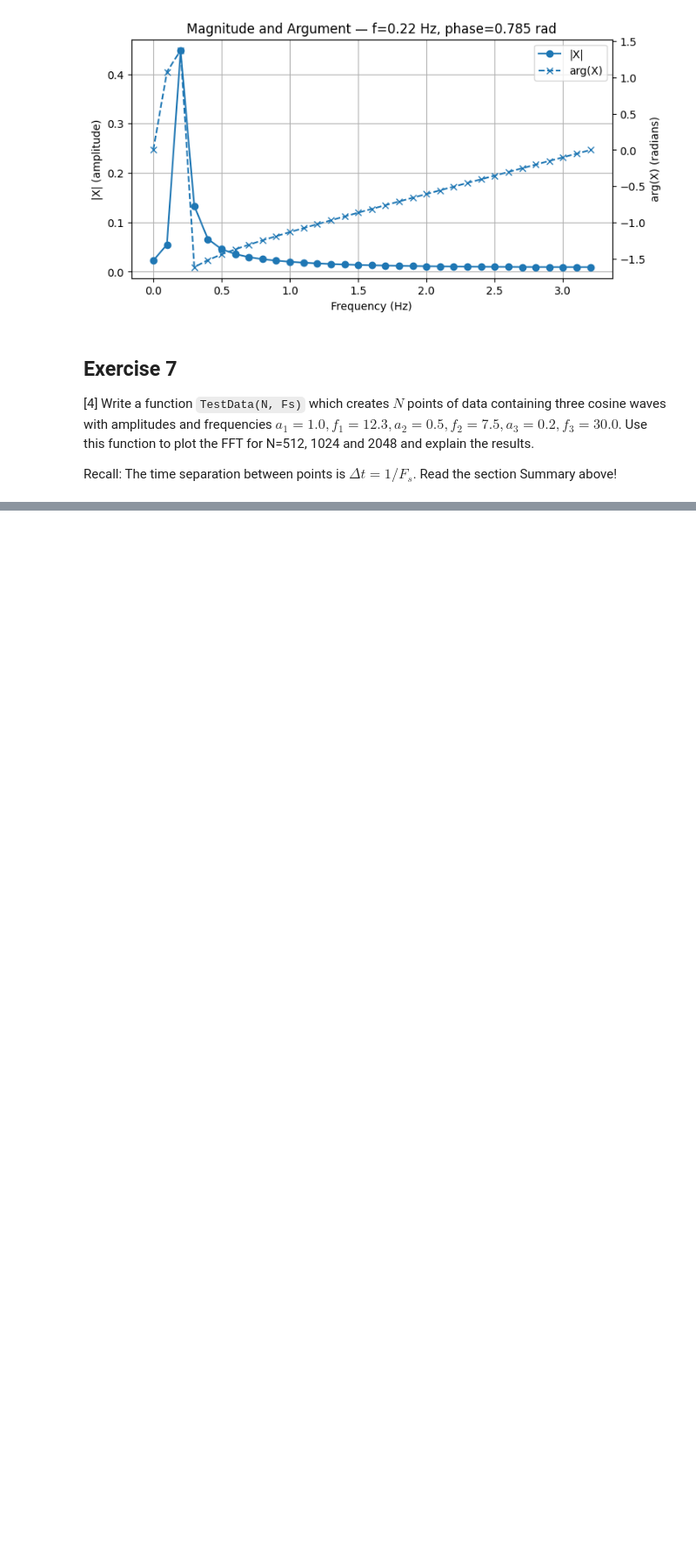
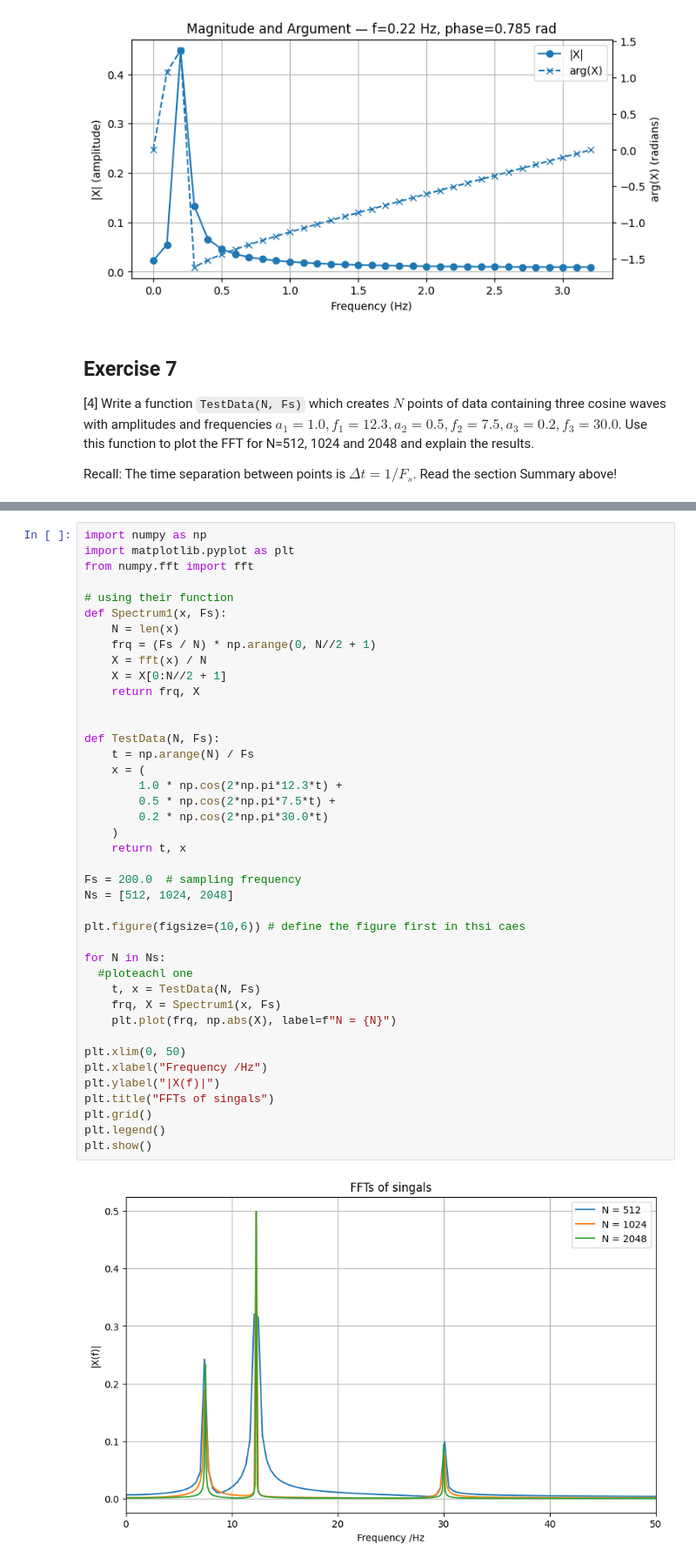
Before and after one commit to PX2145-2025/week-10-b-Bhavun-D, a Jupyter notebook: FFT.ipynb, the cells around one changed output, grey strips where cells are left out. Shown at 87% size. Cells and saved outputs as stored; diff of their text form; blank space fills up the shorter version.

```diff
--- a/FFT.ipynb
+++ b/FFT.ipynb
@@ -671,3 +689,46 @@ plt.legend()
 plt.show()
 # %% [output]
 [figure]
+# %%
+import numpy as np
+import matplotlib.pyplot as plt
+from numpy.fft import fft
+
+# using their function
+def Spectrum1(x, Fs):
+    N = len(x)
+    frq = (Fs / N) * np.arange(0, N//2 + 1)
+    X = fft(x) / N
+    X = X[0:N//2 + 1]
+    return frq, X
+
+
+def TestData(N, Fs):
+    t = np.arange(N) / Fs
+    x = (
+        1.0 * np.cos(2*np.pi*12.3*t) +
+        0.5 * np.cos(2*np.pi*7.5*t) +
+        0.2 * np.cos(2*np.pi*30.0*t)
+    )
+    return t, x
+
+Fs = 200.0  # sampling frequency
+Ns = [512, 1024, 2048]
+
+plt.figure(figsize=(10,6)) # define the figure first in thsi caes
+
+for N in Ns:
+  #ploteachl one
+    t, x = TestData(N, Fs)
+    frq, X = Spectrum1(x, Fs)
+    plt.plot(frq, np.abs(X), label=f"N = {N}")
+
+plt.xlim(0, 50)
+plt.xlabel("Frequency /Hz")
+plt.ylabel("|X(f)|")
+plt.title("FFTs of singals")
+plt.grid()
+plt.legend()
+plt.show()
+# %% [output]
+[figure, added]
```
Also changed, not shown: parts of 3 cells of this notebook.
